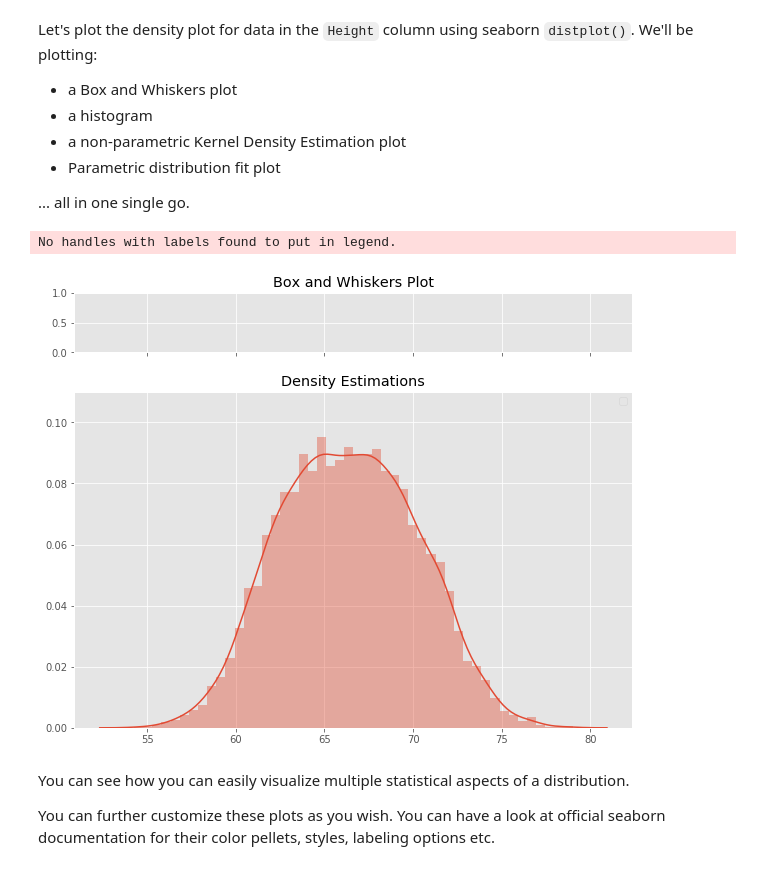
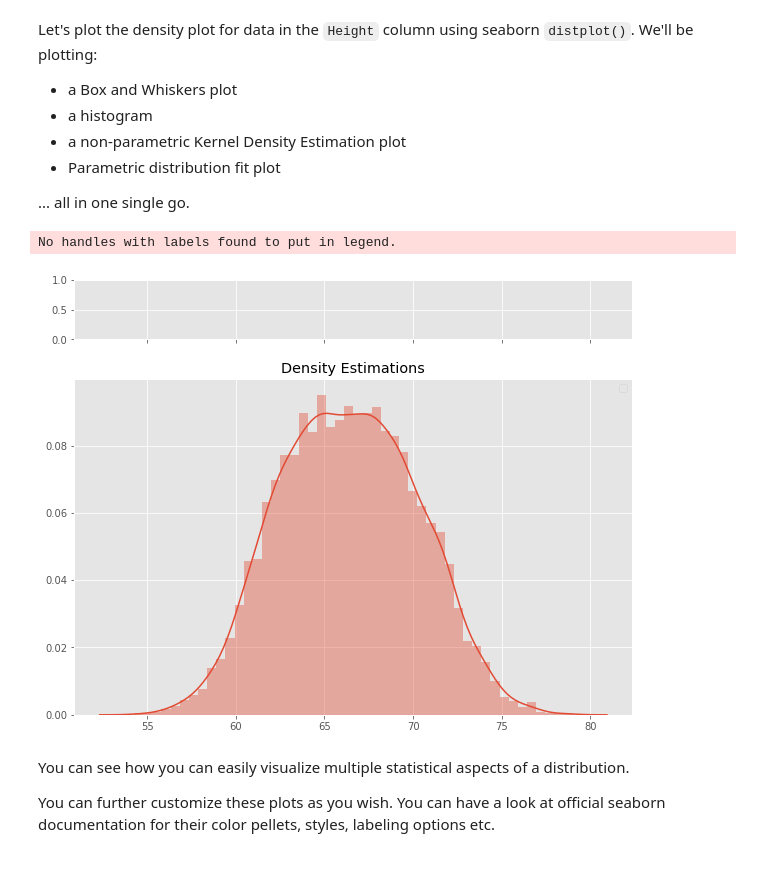
Before and after one commit to mzhou356/dsc-probability-density-function-dc-ds-060319, a Jupyter notebook: index.ipynb, the cells around one changed output. Drawn from its saved outputs; the diff is of its cells as text; code cells hidden in the pictures.

```diff
--- a/index.ipynb
+++ b/index.ipynb
@@ -174,28 +174,28 @@ Let's plot the density plot for data in the `Height` column using seaborn `distp
 # %%
 import scipy.stats as stats
 import numpy as np
 # Create two vertical subplots sharing 15% and 85% of plot space
 # sharex allows sharing of axes i.e. building multiple plots on same axes
 fig, (ax, ax2) = plt.subplots(2, sharex=True, gridspec_kw={"height_ratios": (.15, .85)}, figsize = (10,8) )
 
 sns.distplot(list(data.Height))
 #              hist=True, hist_kws={
 #                                   "linewidth": 2,
 #                                   "edgecolor" :'red',
 #                                   "alpha": 0.4,
 #                                   "color":  "w",
 #                                   "label": "Histogram",
 #                                   },ax=ax2)
 ax2.set_title('Density Estimations')
 
 # sns.boxplot(x=data.Height, ax = ax,color = 'red')
-ax.set_title('Box and Whiskers Plot')
-ax2.set_ylim(0,0.08)
-plt.ylim(0,0.11)
+# ax.set_title('Box and Whiskers Plot')
+# ax2.set_ylim(0,0.08)
+# plt.ylim(0,0.11)
 plt.legend();
 # %% [output]
 No handles with labels found to put in legend.
-[figure, old version]
+[figure, new version]
 # %% [markdown]
 You can see how you can easily visualize multiple statistical aspects of a distribution.
 
```
